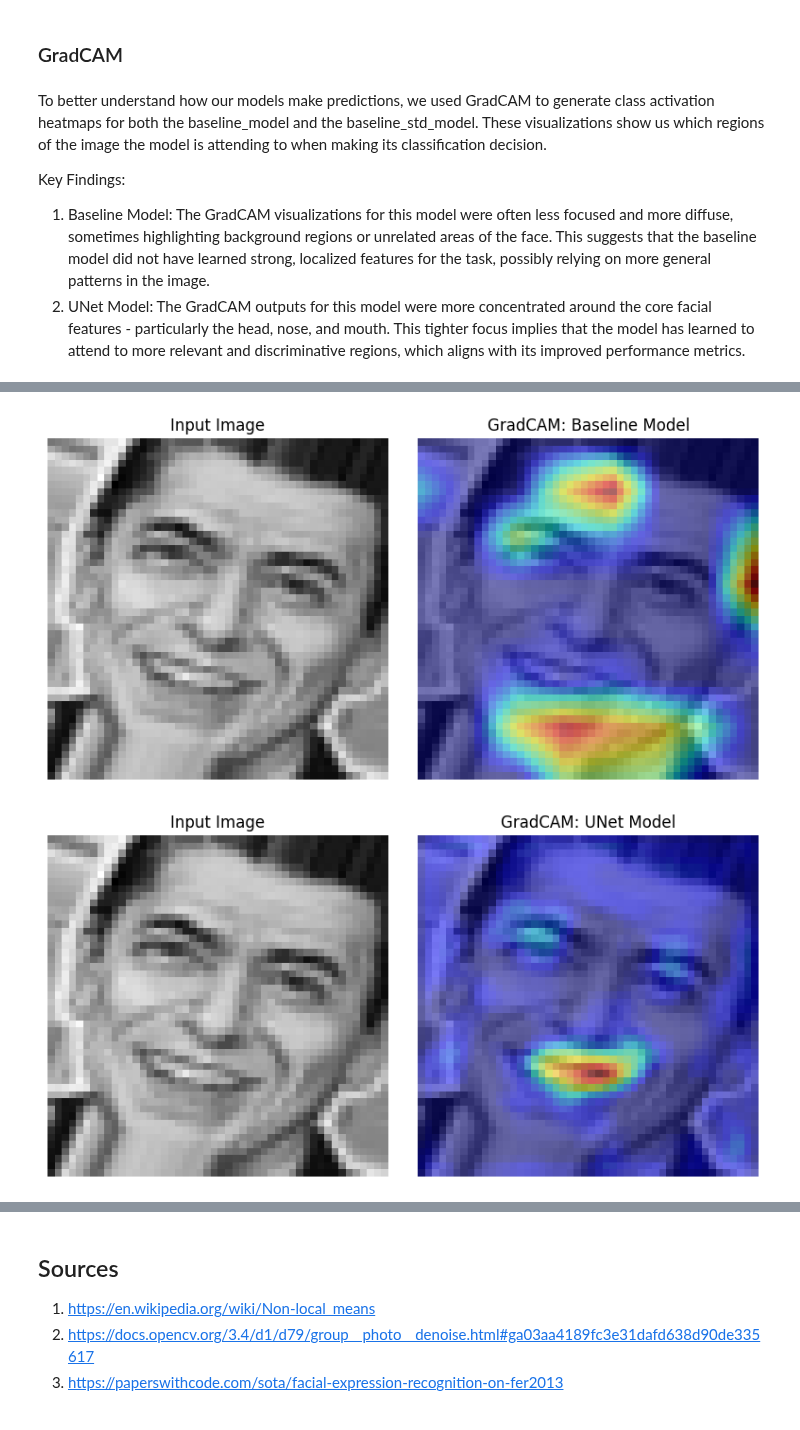
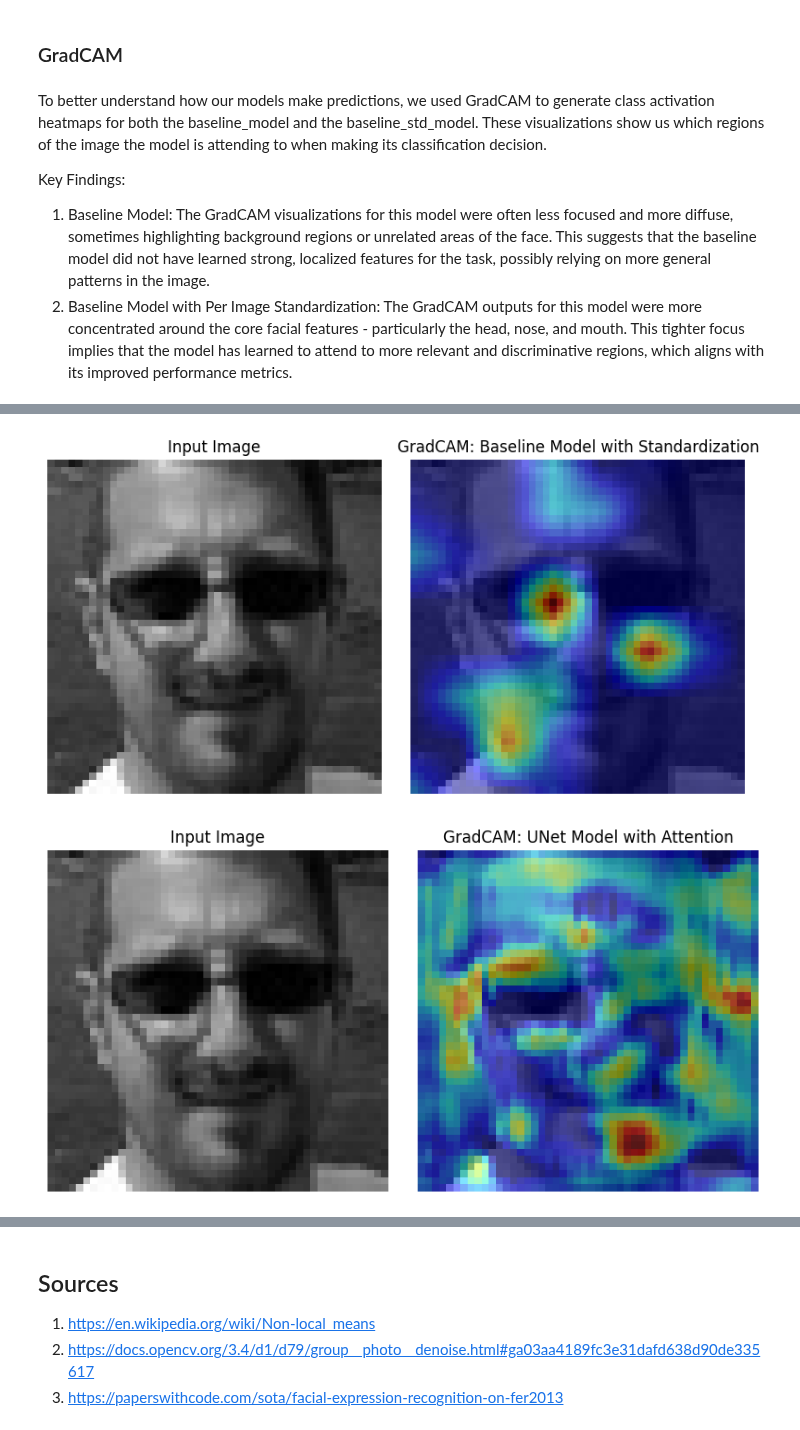
Before and after one commit to kayleeisokay/cs109b-final-project, a Jupyter notebook: MS3.ipynb, the cells around one changed output, grey strips where cells are left out. Cells and saved outputs as stored; diff of their text form; code cells hidden in the pictures.

```diff
--- a/MS3.ipynb
+++ b/MS3.ipynb
@@ -949,6 +986,19 @@ def per_image_standardization(image, label):
+# %%
+@apply_to_image
+def standardize_image(image, eps=1e-6):
+
+    image = tf.cast(image, tf.float32)
+    mean = tf.reduce_mean(image)
+    std = tf.math.reduce_std(image)
+    n = tf.cast(tf.size(image), tf.float32)
+
+    adjusted_std = tf.maximum(std, 1.0 / tf.sqrt(n + eps))
+    standardized = (image - mean) / adjusted_std
+
+    return standardized
 # %%
 train_std_datagen = image_dataset_from_directory(
-    train_dir,
+    DATA_DIR + "/clean_train",
     image_size=target_size,
     batch_size=batch_size,
     label_mode="categorical",
@@ -963,7 +1013,6 @@ val_std_datagen = image_dataset_from_directory(
     color_mode="grayscale",
 )
 
-train_std = train_std_datagen.filter(filter_clean_images)
-train_std = train_std_datagen.map(per_image_standardization)
-val_std = val_std_datagen.map(per_image_standardization)
+train_std = train_std_datagen.map(standardize_image)
+val_std = val_std_datagen.map(standardize_image)
 # %% [output]
@@ -1254,4 +1341,4 @@ To better understand how our models make predictions, we used GradCAM to generat
 Key Findings:
 
 1. Baseline Model: The GradCAM visualizations for this model were often less focused and more diffuse, sometimes highlighting background regions or unrelated areas of the face. This suggests that the baseline model did not have learned strong, localized features for the task, possibly relying on more general patterns in the image.
-2. UNet Model: The GradCAM outputs for this model were more concentrated around the core facial features - particularly the head, nose, and mouth. This tighter focus implies that the model has learned to attend to more relevant and discriminative regions, which aligns with its improved performance metrics.
+2. Baseline Model with Per Image Standardization: The GradCAM outputs for this model were more concentrated around the core facial features - particularly the head, nose, and mouth. This tighter focus implies that the model has learned to attend to more relevant and discriminative regions, which aligns with its improved performance metrics.
@@ -1260,9 +1345,6 @@ Key Findings:
 # %%
-from tf_keras_vis.gradcam import Gradcam
-from tf_keras_vis.utils.model_modifiers import ReplaceToLinear
-from tf_keras_vis.utils.scores import CategoricalScore
+replace2linear = ReplaceToLinear()
 
-replace2linear = ReplaceToLinear()
 
 def generate_gradcam(model, img, class_index):
     gradcam = Gradcam(model, model_modifier=replace2linear, clone=True)
@@ -1272,25 +1354,46 @@ def generate_gradcam(model, img, class_index):
     gradcam_results = gradcam(score, img)
     return gradcam_results
 
+
 def show_gradcam(model, img_array, true_class_idx, title):
     cam_result = generate_gradcam(model, img_array, true_class_idx)
 
     fig, ax = plt.subplots(1, 2, figsize=(8, 4))
-    ax[0].imshow(img_array[0].squeeze(), cmap='gray')
-    ax[0].set_title('Input Image')
-    ax[0].axis('off')
+    ax[0].imshow(img_array[0].squeeze(), cmap="gray")
+    ax[0].set_title("Input Image")
+    ax[0].axis("off")
 
-    ax[1].imshow(img_array[0].squeeze(), cmap='gray')
-    ax[1].imshow(cam_result[0], cmap='jet', alpha=0.5)
-    ax[1].set_title(f'GradCAM: {title}')
-    ax[1].axis('off')
+    ax[1].imshow(img_array[0].squeeze(), cmap="gray")
+    ax[1].imshow(cam_result[0], cmap="jet", alpha=0.5)
+    ax[1].set_title(f"GradCAM: {title}")
+    ax[1].axis("off")
     plt.tight_layout()
     plt.show()
 
+
 # We'll pick one image and generate GradCAM for both baseline models!
-sample_img = clean_train_imgs[4:5]
+cleaned_train_gen = val_test_datagen.flow_from_directory(
+    DATA_DIR + "/clean_train",
+    target_size=(48, 48),
+    batch_size=32,
+    color_mode="grayscale",
+    class_mode="categorical",
+    shuffle=True,
+)
+sample_batch, labels = next(cleaned_train_gen)
+sample_img = sample_batch[0:1]
 pred_class = np.argmax(baseline_model.predict(sample_img))
 
-show_gradcam(baseline_model, sample_img, pred_class, title="Baseline Model")
-show_gradcam(unet_model, sample_img, pred_class, title="UNet Model")
+show_gradcam(
+    baseline_std_model,
+    sample_img,
+    pred_class,
+    title="Baseline Model with Standardization",
+)
+show_gradcam(
+    unet_model,
+    sample_img,
+    pred_class,
+    title="UNet Model with Attention",
+)
 # %% [output]
@@ -1298,2 +1402,2 @@ show_gradcam(unet_model, sample_img, pred_class, title="UNet Model")
-[figure, old version]
+[figure, new version]
-[figure, old version]
+[figure, new version]
```
Also changed, not shown: parts of 75 cells of this notebook.
